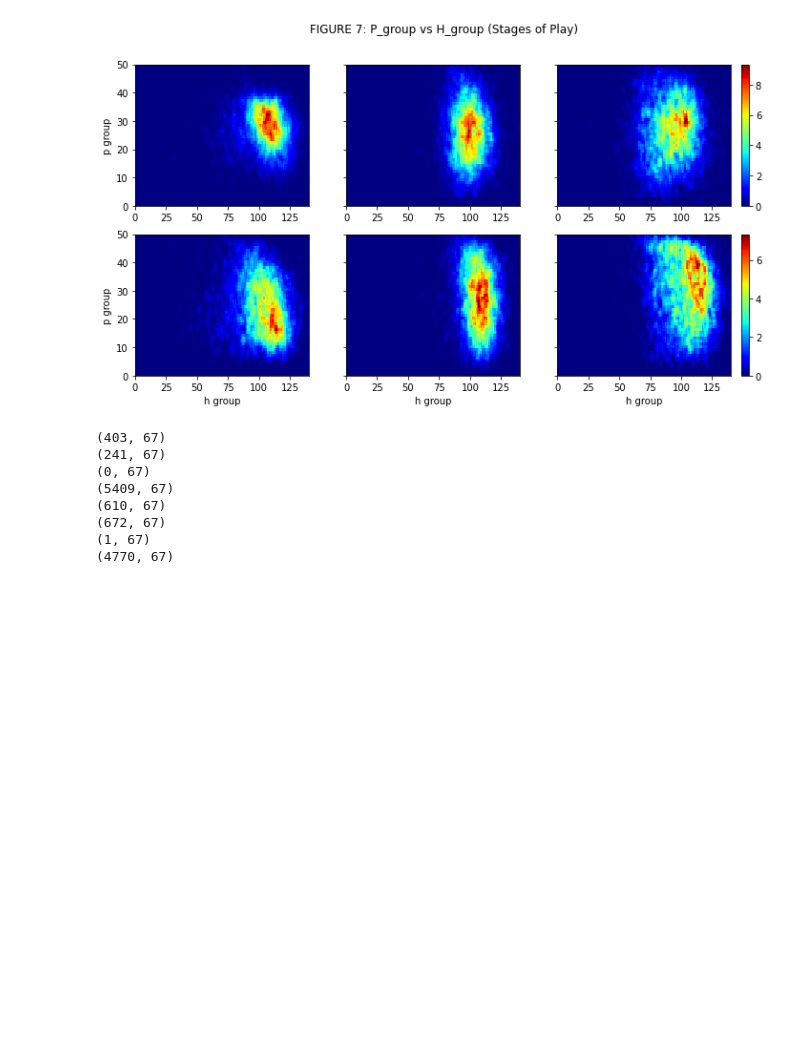
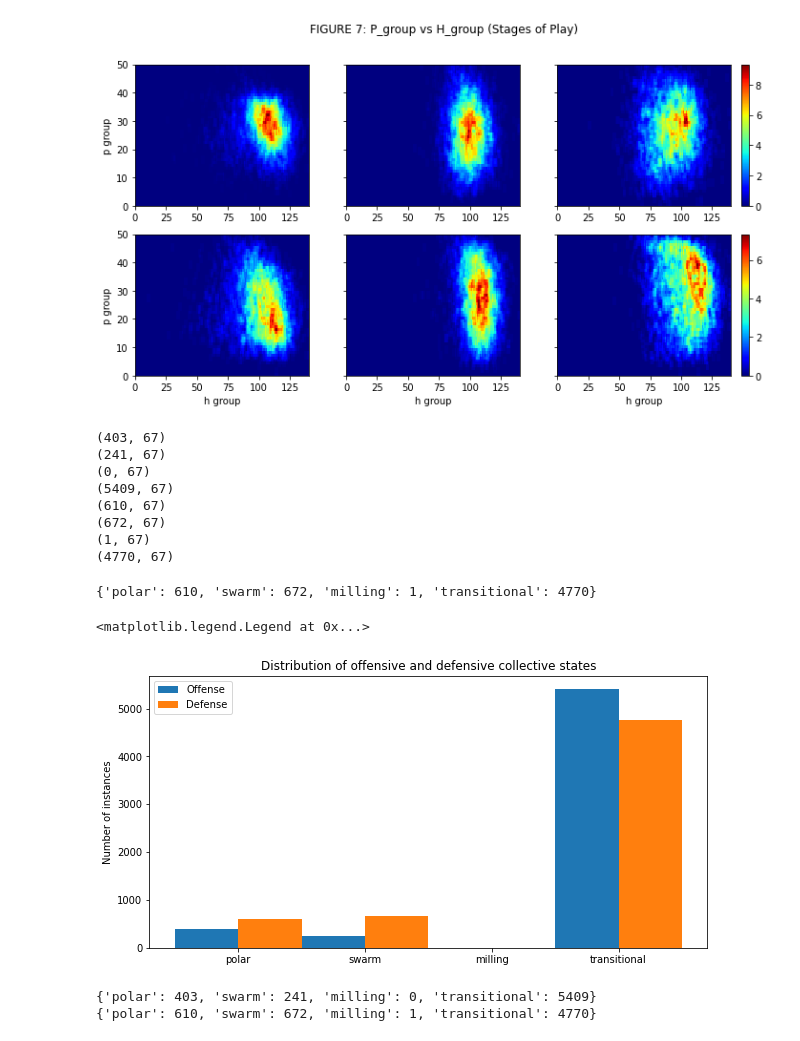
Before and after one commit to sskett/cosc301, a Jupyter notebook: density_plots.ipynb, the cells around one changed output. Saved outputs shown, nothing was run; the diff lists cells and outputs as text; code cells hidden in the pictures; blank space fills up the shorter version.

```diff
--- a/density_plots.ipynb
+++ b/density_plots.ipynb
@@ -259,3 +259,38 @@ print(play_df[(play_df['d_state'] == 'transitional')].shape)
 (672, 67)
 (1, 67)
 (4770, 67)
+# %%
+o_states = {'polar': play_df[(play_df['o_state'] == 'polar')].shape[0],
+            'swarm': play_df[(play_df['o_state'] == 'swarm')].shape[0],
+            'milling': play_df[(play_df['o_state'] == 'milling')].shape[0],
+            'transitional': play_df[(play_df['o_state'] == 'transitional')].shape[0]}
+
+d_states = {'polar': play_df[(play_df['d_state'] == 'polar')].shape[0],
+            'swarm': play_df[(play_df['d_state'] == 'swarm')].shape[0],
+            'milling': play_df[(play_df['d_state'] == 'milling')].shape[0],
+            'transitional': play_df[(play_df['d_state'] == 'transitional')].shape[0]}
+# %%
+d_states
+# %% [output]
+{'polar': 610, 'swarm': 672, 'milling': 1, 'transitional': 4770}
+# %%
+ind = np.arange(len(o_states))
+width = 0.5
+
+fig, ax = plt.subplots(figsize=(10, 5))
+ax.bar(ind - width / 2, o_states.values(), width, label='Offense')
+ax.bar(ind + width / 2, d_states.values(), width, label='Defense')
+ax.set_ylabel('Number of instances')
+ax.set_title('Distribution of offensive and defensive collective states')
+ax.set_xticks(ind)
+ax.set_xticklabels(o_states.keys())
+ax.legend(loc='upper left')
+# %% [output]
+<matplotlib.legend.Legend at 0x...>
+[figure, added]
+# %%
+print(o_states)
+print(d_states)
+# %% [output]
+{'polar': 403, 'swarm': 241, 'milling': 0, 'transitional': 5409}
+{'polar': 610, 'swarm': 672, 'milling': 1, 'transitional': 4770}
```
Also changed, not shown: 2 other files.
